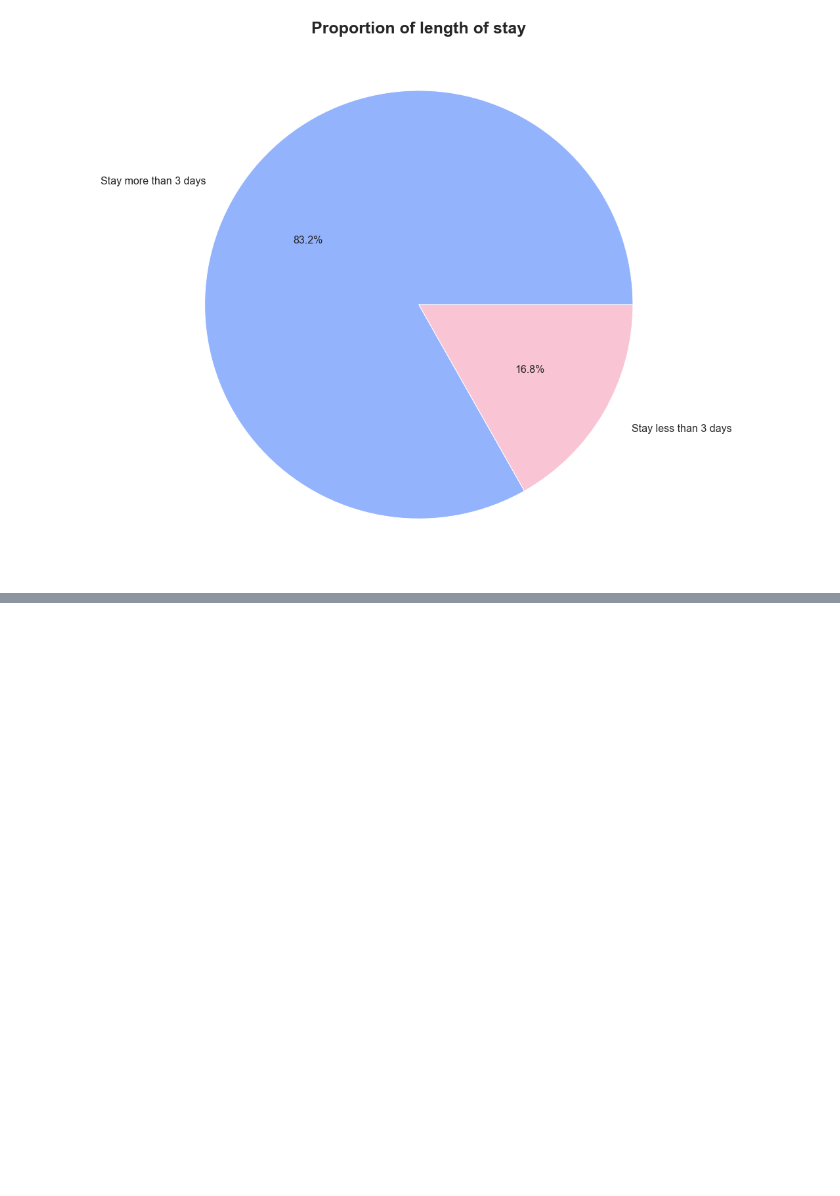
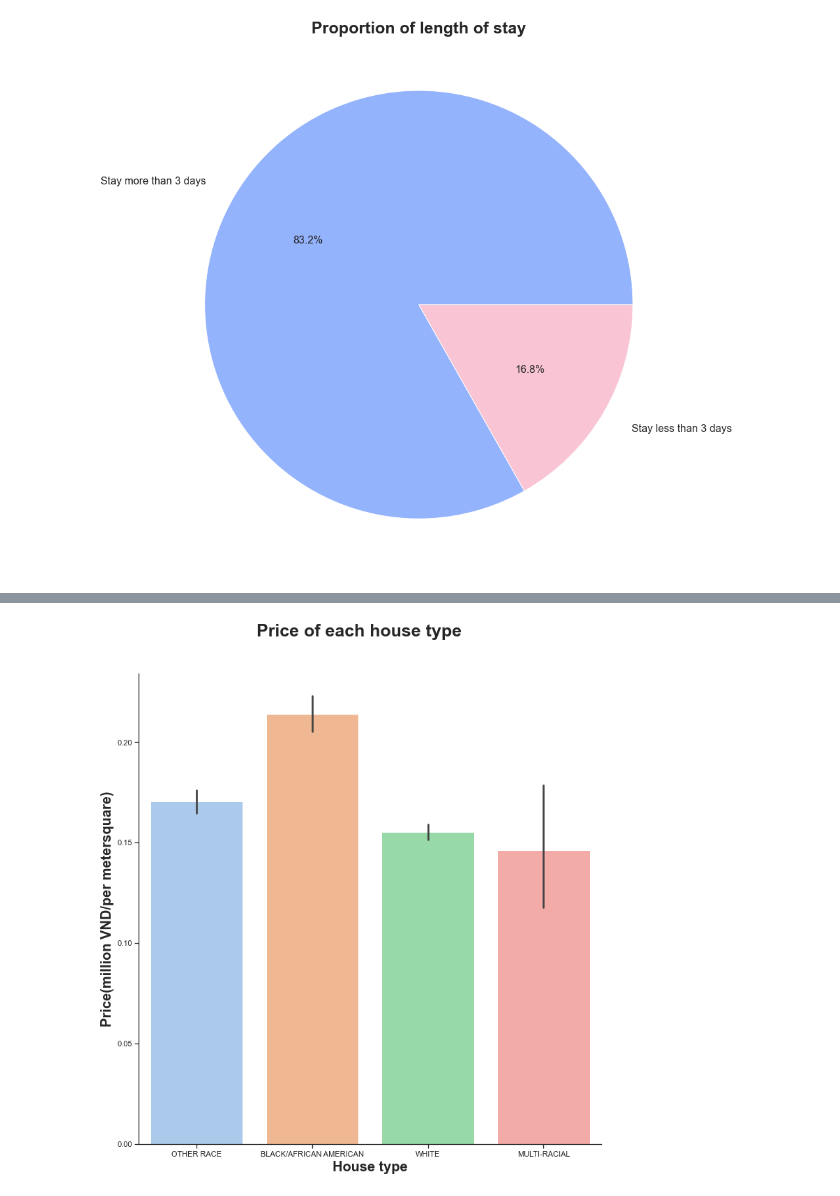
Before and after one commit to ChauHuynh1/DataScience, a Jupyter notebook: Hospital/HospitalProblem.ipynb, the cells around one changed output, grey strips where cells are left out. Cells and saved outputs as stored; diff of their text form; code cells hidden in the pictures; blank space fills up the shorter version.

```diff
--- a/Hospital/HospitalProblem.ipynb
+++ b/Hospital/HospitalProblem.ipynb
@@ -740,0 +723,11 @@ This graph demonstrates the relationship between Fare and Survived. The remarkab
+# %%
+sns.set_theme(style="ticks", palette="pastel") #choose pastel color
+
+plot = sns.catplot(data=train, kind="bar", x="Race", y="LengthOfStay", height = 10)
+
+plot.fig.suptitle("Price of each house type", fontsize=25, y=1.08, fontweight = 'bold')
+plot.set_xlabels("House type", fontsize = 20, fontweight = 'bold' )
+plot.set_ylabels("Price(million VND/per metersquare)", fontsize = 20, fontweight = 'bold')
+plt.rcParams['figure.figsize'] = [20, 15]
+# %% [output]
+[figure, added]
```
Also changed, not shown: parts of 59 cells of this notebook.
